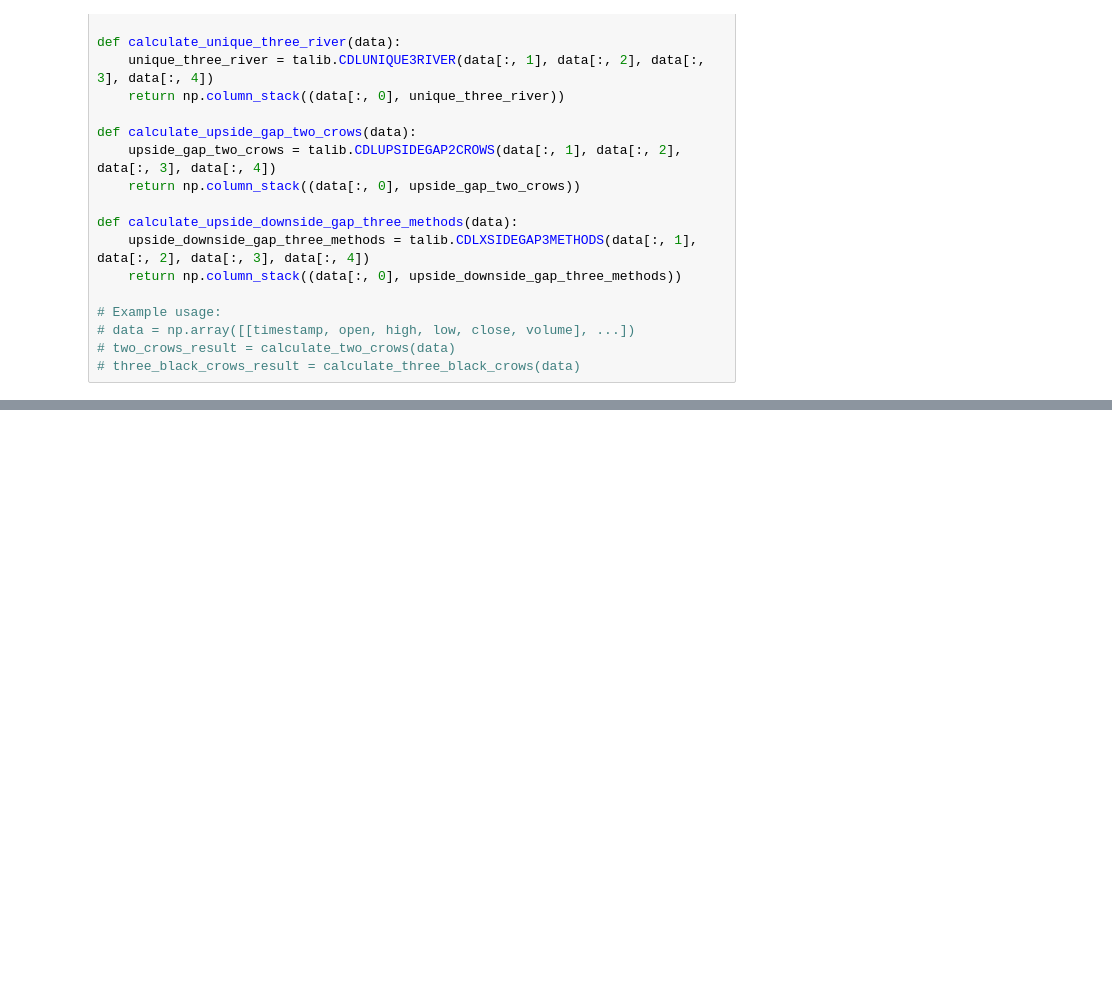
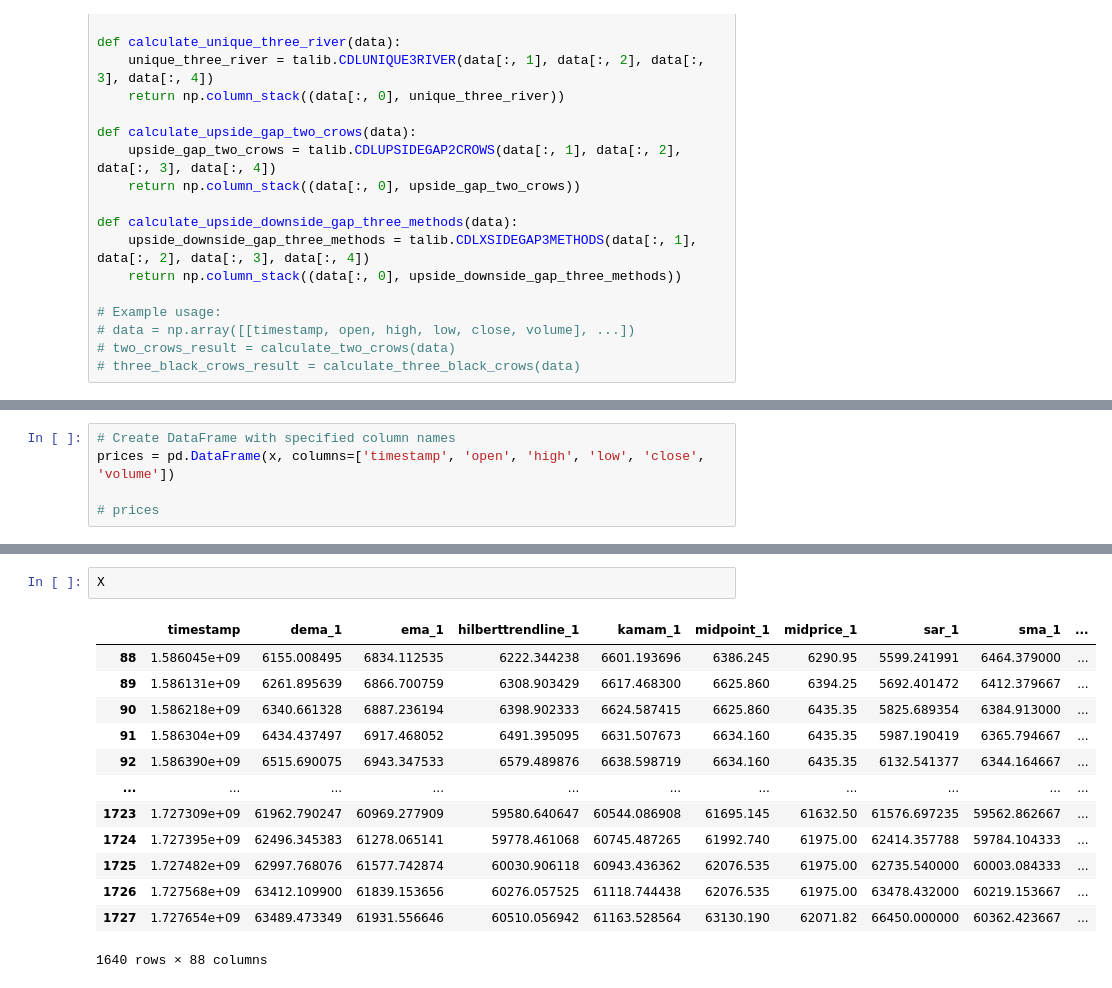
Before and after one commit to hwbarth/coin-prediction, a Jupyter notebook: data_prep.ipynb, the cells around one changed output, grey strips where cells are left out. Saved outputs shown, nothing was run; the diff lists cells and outputs as text; blank space fills up the shorter version.

```diff
--- a/data_prep.ipynb
+++ b/data_prep.ipynb
@@ -780,0 +831,5 @@ array([[1.57849734e+09,            nan],
+# %%
+# Create DataFrame with specified column names
+prices = pd.DataFrame(x, columns=['timestamp', 'open', 'high', 'low', 'close', 'volume'])
+
+# prices
@@ -780,0 +858,16 @@ array([[1.57849734e+09,            nan],
+# %%
+X
+# %% [output]
+|  | timestamp | dema_1 | ema_1 | hilberttrendline_1 | kamam_1 | midpoint_1 | midprice_1 | sar_1 | sma_1 | ... |
+| 88 | 1.586045e+09 | 6155.008495 | 6834.112535 | 6222.344238 | 6601.193696 | 6386.245 | 6290.95 | 5599.241991 | 6464.379000 | ... |
+| 89 | 1.586131e+09 | 6261.895639 | 6866.700759 | 6308.903429 | 6617.468300 | 6625.860 | 6394.25 | 5692.401472 | 6412.379667 | ... |
+| 90 | 1.586218e+09 | 6340.661328 | 6887.236194 | 6398.902333 | 6624.587415 | 6625.860 | 6435.35 | 5825.689354 | 6384.913000 | ... |
+| 91 | 1.586304e+09 | 6434.437497 | 6917.468052 | 6491.395095 | 6631.507673 | 6634.160 | 6435.35 | 5987.190419 | 6365.794667 | ... |
+| 92 | 1.586390e+09 | 6515.690075 | 6943.347533 | 6579.489876 | 6638.598719 | 6634.160 | 6435.35 | 6132.541377 | 6344.164667 | ... |
+| ... | ... | ... | ... | ... | ... | ... | ... | ... | ... | ... |
+| 1723 | 1.727309e+09 | 61962.790247 | 60969.277909 | 59580.640647 | 60544.086908 | 61695.145 | 61632.50 | 61576.697235 | 59562.862667 | ... |
+| 1724 | 1.727395e+09 | 62496.345383 | 61278.065141 | 59778.461068 | 60745.487265 | 61992.740 | 61975.00 | 62414.357788 | 59784.104333 | ... |
+| 1725 | 1.727482e+09 | 62997.768076 | 61577.742874 | 60030.906118 | 60943.436362 | 62076.535 | 61975.00 | 62735.540000 | 60003.084333 | ... |
+| 1726 | 1.727568e+09 | 63412.109900 | 61839.153656 | 60276.057525 | 61118.744438 | 62076.535 | 61975.00 | 63478.432000 | 60219.153667 | ... |
+| 1727 | 1.727654e+09 | 63489.473349 | 61931.556646 | 60510.056942 | 61163.528564 | 63130.190 | 62071.82 | 66450.000000 | 60362.423667 | ... |
+1640 rows × 88 columns
```
Also changed, not shown: parts of 21 cells of this notebook.
